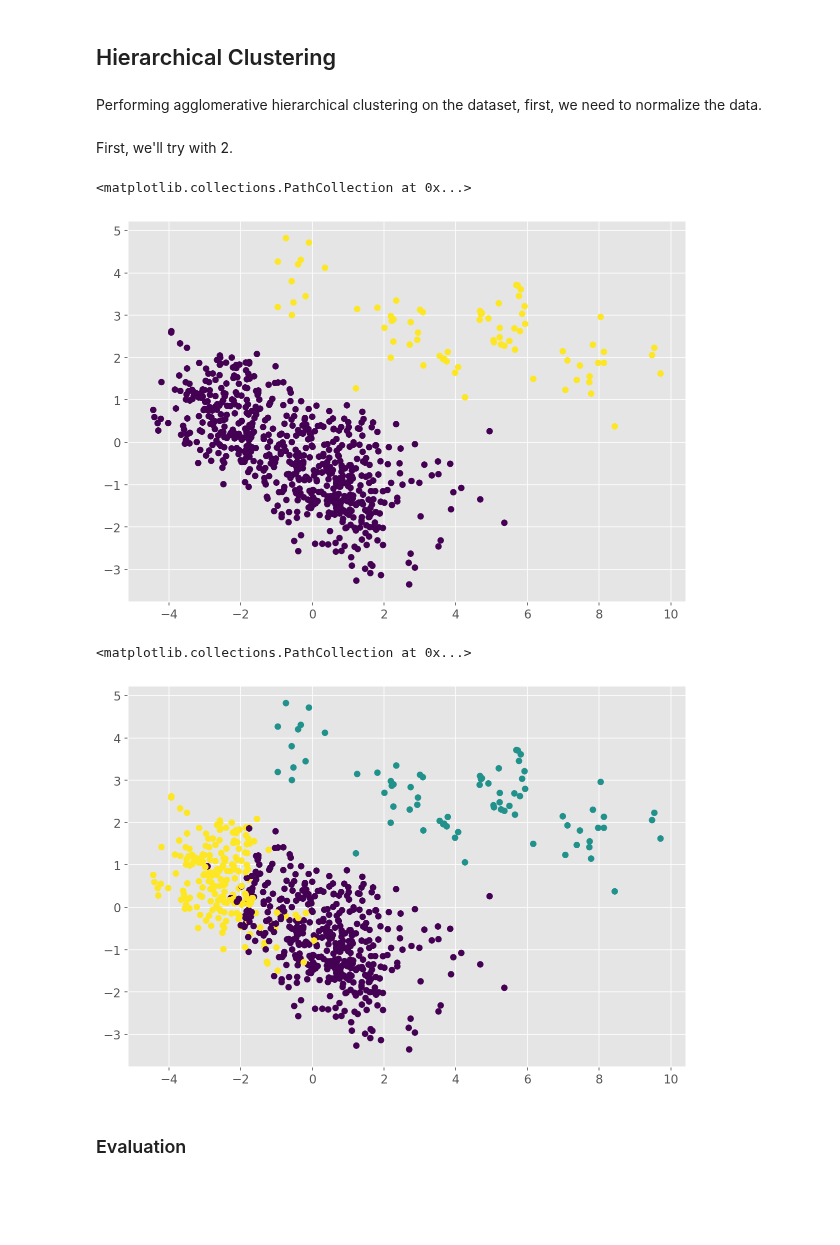
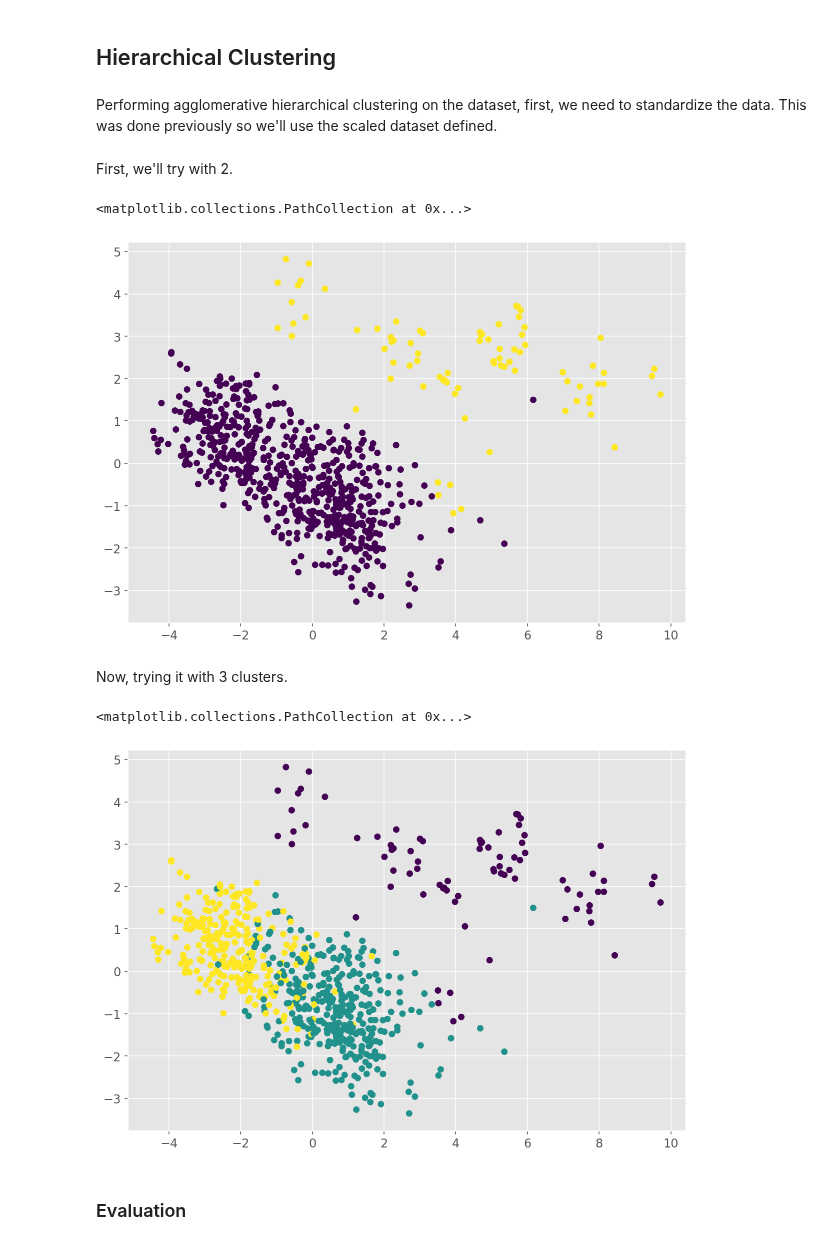
Before and after one commit to AAMAB/F21DL, a Jupyter notebook: Group17 DMML.ipynb, the cells around one changed output. Drawn from its saved outputs; the diff is of its cells as text; code cells hidden in the pictures; blank space fills up the shorter version.

Commit message:
Adjusted hierachical clustering

```diff
--- a/Group17 DMML.ipynb
+++ b/Group17 DMML.ipynb
@@ -1223,4 +1223,4 @@ plt.show()
 # %% [markdown]
 ## Hierarchical Clustering
 # %% [markdown]
-Performing agglomerative hierarchical clustering on the dataset, first, we need to normalize the data.
+Performing agglomerative hierarchical clustering on the dataset, first, we need to standardize the data. This was done previously so we'll use the scaled dataset defined.
@@ -1232,23 +1229,24 @@ First, we'll try with 2.
 # %%
 from sklearn.cluster import AgglomerativeClustering
 cluster2 = AgglomerativeClustering(n_clusters=2, affinity='euclidean', linkage='ward')
-cluster2.fit_predict(normalizedPoke)
+cluster2.fit_predict(scaled_pokemon_data_with_target)
 
 plt.figure(figsize=(10, 7))
 plt.scatter(pokemon_pca[:,0], pokemon_pca[:,1], c=cluster2.labels_)
 # %% [output]
 <matplotlib.collections.PathCollection at 0x...>
-[figure, old version]
+[figure, new version]
+# %% [markdown]
+Now, trying it with 3 clusters.
 # %%
-from sklearn.cluster import AgglomerativeClustering
 cluster2 = AgglomerativeClustering(n_clusters=3, affinity='euclidean', linkage='ward')
-cluster2.fit_predict(normalizedPoke)
+cluster2.fit_predict(scaled_pokemon_data_with_target)
 
 plt.figure(figsize=(10, 7))
 plt.scatter(pokemon_pca[:,0], pokemon_pca[:,1], c=cluster2.labels_)
 # %% [output]
 <matplotlib.collections.PathCollection at 0x...>
-[figure, old version]
+[figure, new version]
 # %% [markdown]
 ### Evaluation
 # %% [markdown]
```
Also changed, not shown: parts of 22 cells of this notebook.
